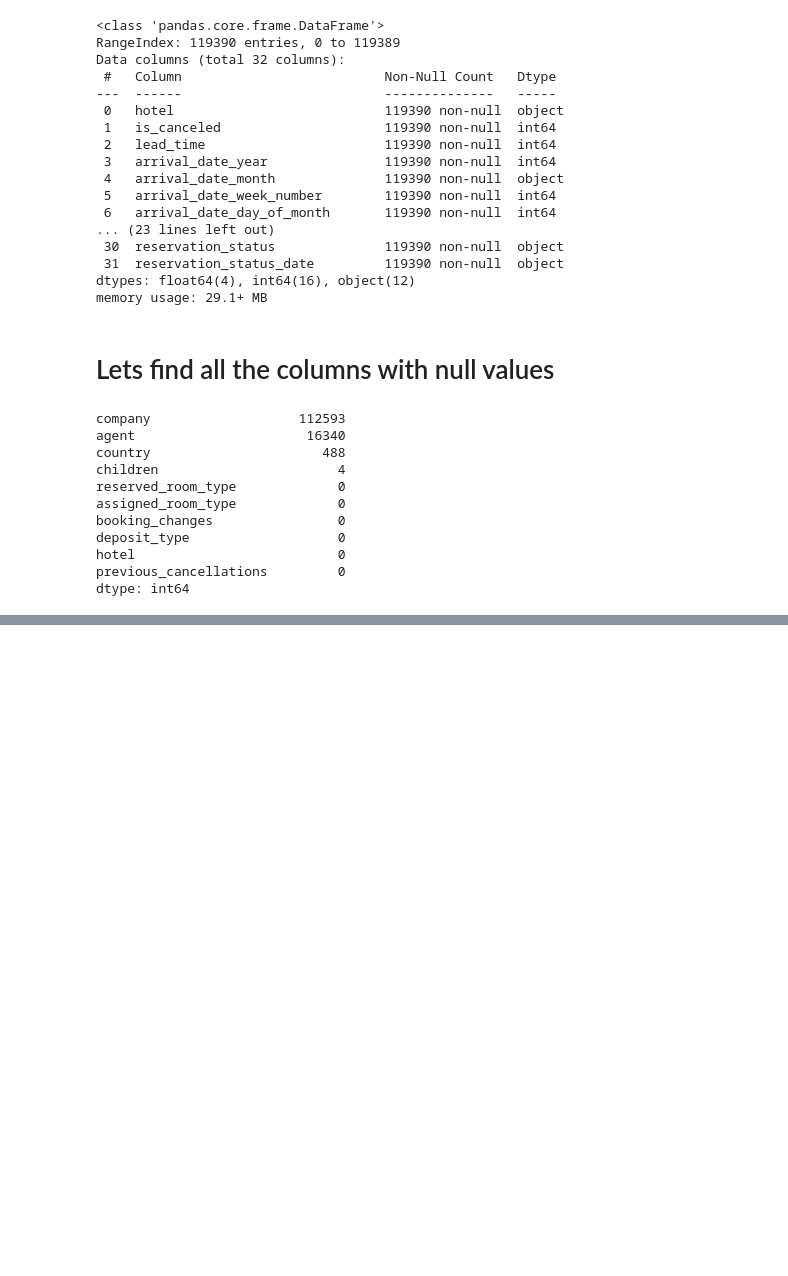
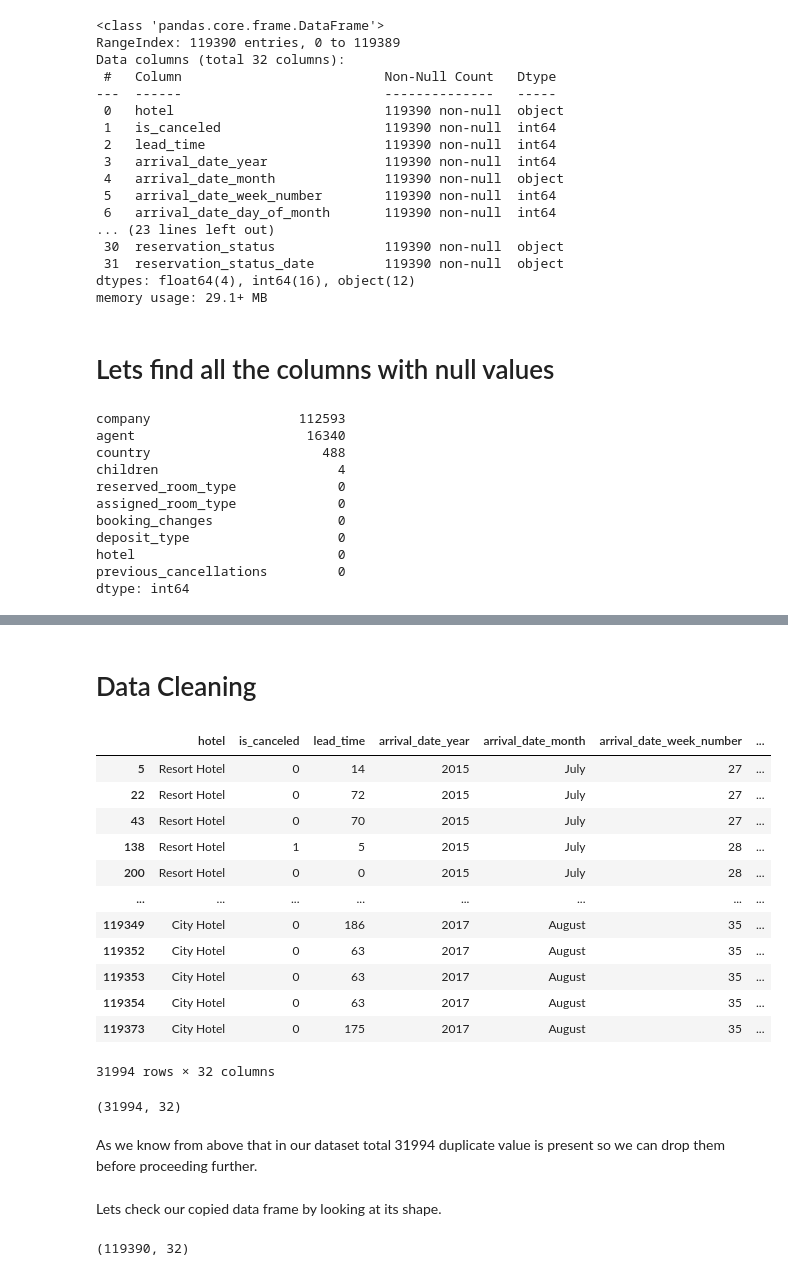
Before and after one commit to Kaushaljha488/Hotel-booking-Analysis, a Jupyter notebook: kaushal_Hotel_Booking_Analysis_Capstone_Project.ipynb, the cells around one changed output, grey strips where cells are left out. Cells and saved outputs as stored; diff of their text form; code cells hidden in the pictures; blank space fills up the shorter version.

```diff
--- a/kaushal_Hotel_Booking_Analysis_Capstone_Project.ipynb
+++ b/kaushal_Hotel_Booking_Analysis_Capstone_Project.ipynb
@@ -110,0 +146,25 @@ df.describe()
+# %% [markdown]
+# Data Cleaning
+# %%
+#Lets check the duplicate value in our data set
+df[df.duplicated()]
+# %% [output]
+|  | hotel | is_canceled | lead_time | arrival_date_year | arrival_date_month | arrival_date_week_number | ... |
+| 5 | Resort Hotel | 0 | 14 | 2015 | July | 27 | ... |
+| 22 | Resort Hotel | 0 | 72 | 2015 | July | 27 | ... |
+| 43 | Resort Hotel | 0 | 70 | 2015 | July | 27 | ... |
+| 138 | Resort Hotel | 1 | 5 | 2015 | July | 28 | ... |
+| 200 | Resort Hotel | 0 | 0 | 2015 | July | 28 | ... |
+| ... | ... | ... | ... | ... | ... | ... | ... |
+| 119349 | City Hotel | 0 | 186 | 2017 | August | 35 | ... |
+| 119352 | City Hotel | 0 | 63 | 2017 | August | 35 | ... |
+| 119353 | City Hotel | 0 | 63 | 2017 | August | 35 | ... |
+| 119354 | City Hotel | 0 | 63 | 2017 | August | 35 | ... |
+| 119373 | City Hotel | 0 | 175 | 2017 | August | 35 | ... |
+31994 rows × 32 columns
+# %%
+df[df.duplicated()].shape
+# %% [output]
+(31994, 32)
+# %% [markdown]
+As we know from above that in our dataset total 31994 duplicate value is present so we can drop them before proceeding further.
@@ -110,0 +175,6 @@ df.describe()
+# %% [markdown]
+Lets check our copied data frame by  looking at its shape.
+# %%
+df1.shape
+# %% [output]
+(119390, 32)
```
Also changed, not shown: parts of 20 cells of this notebook.
